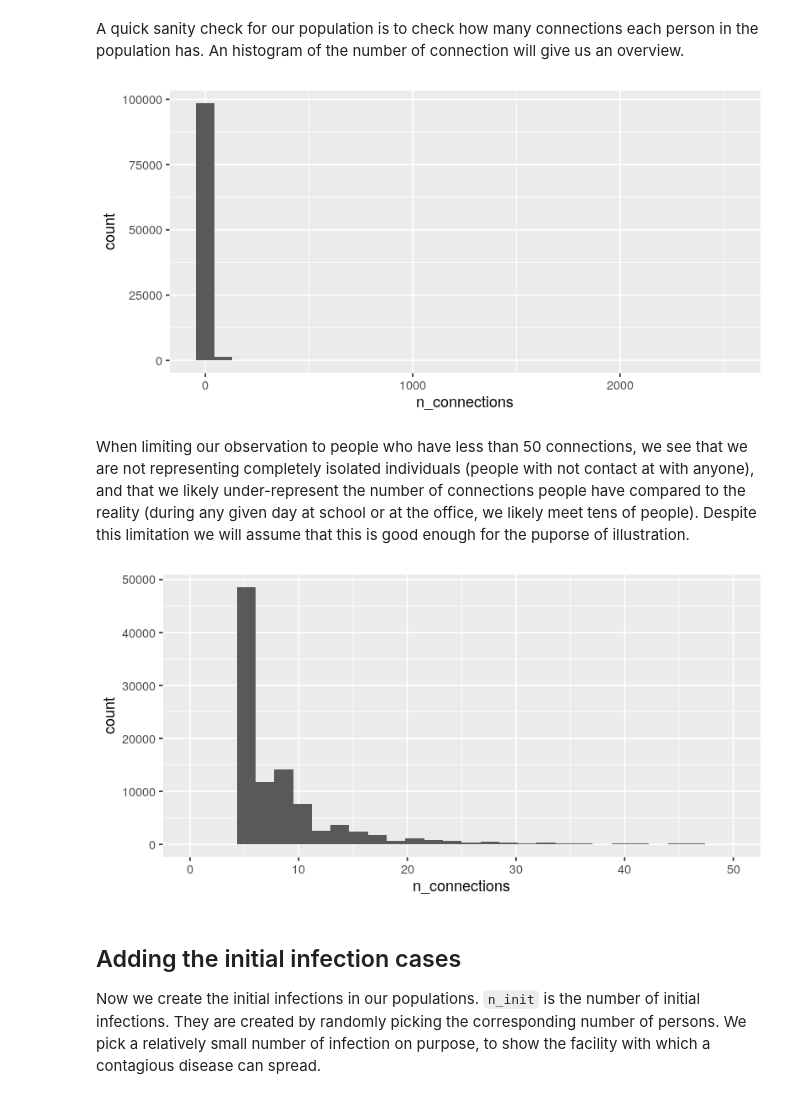
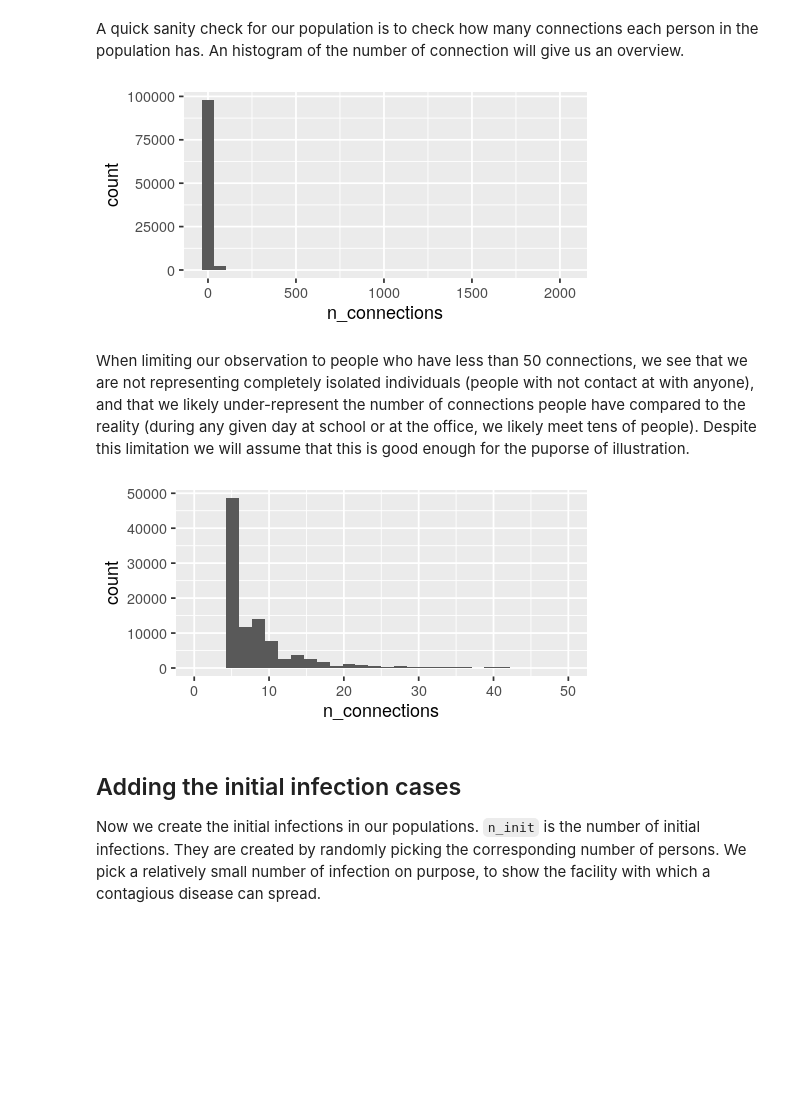
Before and after one commit to lgautier/rhinoceros, a Jupyter notebook: flat curver.ipynb, the cells around one changed output. Cells and saved outputs as stored; diff of their text form; code cells hidden in the pictures; blank space fills up the shorter version.

Commit message:
More explanations and figures.

```diff
--- a/flat curver.ipynb
+++ b/flat curver.ipynb
@@ -127,9 +131,9 @@ p = (gp.ggplot(
      gp.geom_histogram(gp.aes_string(x = 'n_connections'), bins=30) +
      gp.theme_grey(base_size=18)
 )
-image_png(p)
+image_png(p, width=500, height=250)
 # %% [output]
-[figure, old version]
+[figure, new version]
 # %% [markdown]
 When limiting our observation to people who have less than 50 connections, we see that we are
 not representing completely isolated individuals (people with not contact at with anyone),
@@ -138,9 +142,9 @@ of connections people have compared to the reality (during any given day at scho
 we likely meet tens of people). Despite this limitation we will assume that this is
 good enough for the puporse of illustration.
 # %%
-image_png(p + gp.xlim(0, 50))
+image_png(p + gp.xlim(0, 50), width=500, height=250)
 # %% [output]
-[figure, old version]
+[figure, new version]
 # %% [markdown]
 ## Adding the initial infection cases
 
```
Also changed, not shown: parts of 23 cells of this notebook, 1 other file.
